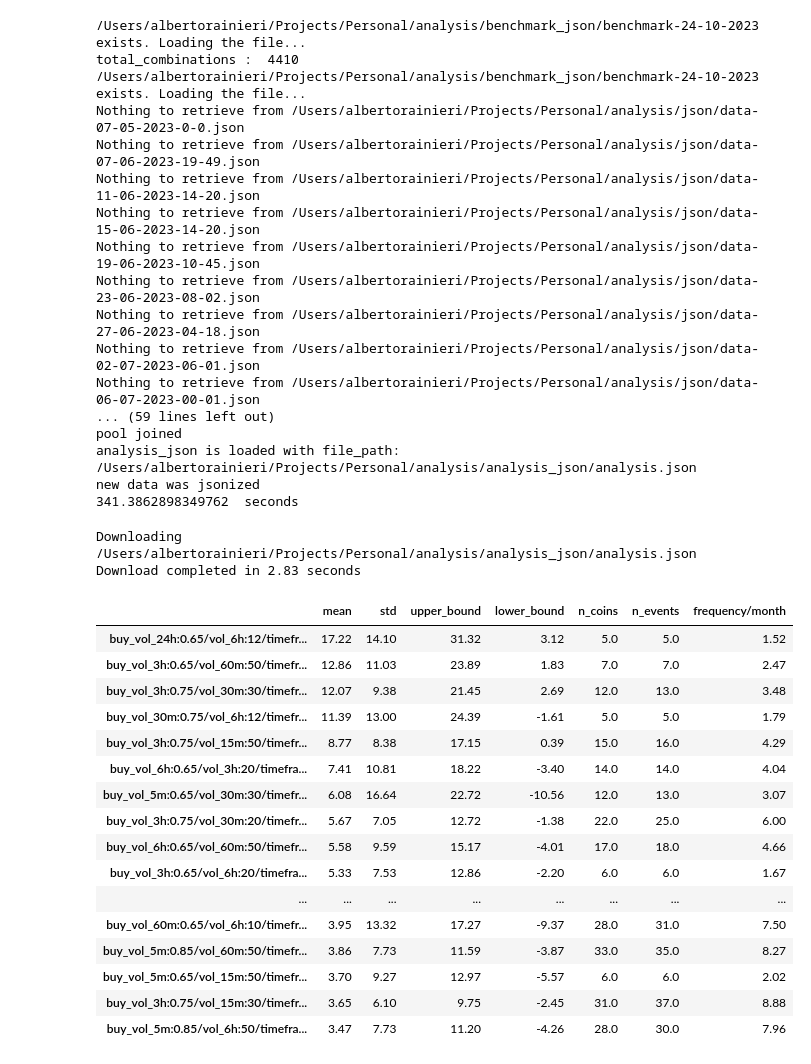
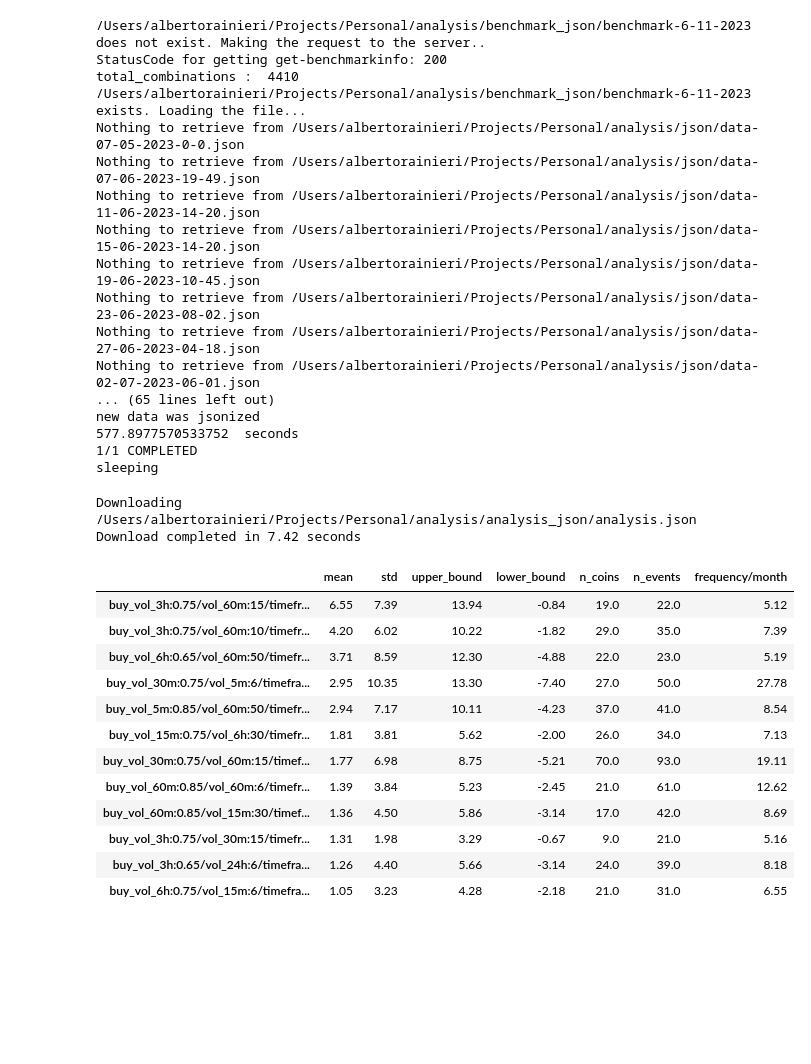
Before and after one commit to albertoRainieri/Crypto_Trading_System, a Jupyter notebook: analysis/Analysis.ipynb, the cells around one changed output. Saved outputs shown, nothing was run; the diff lists cells and outputs as text; code cells hidden in the pictures; blank space fills up the shorter version.

Commit message:
Analysis Update

```diff
--- a/analysis/Analysis.ipynb
+++ b/analysis/Analysis.ipynb
@@ -7,21 +7,28 @@ list_buy_vol = ['buy_vol_5m', 'buy_vol_15m', 'buy_vol_30m', 'buy_vol_60m', 'buy_
 list_vol = ['vol_5m', 'vol_15m', 'vol_30m', 'vol_60m', 'vol_3h', 'vol_6h', 'vol_24h']
 list_minutes = [360, 720, 1440, 1440*2, 1440*3]
 list_event_buy_volume = [0.65, 0.75, 0.85]
-list_event_volume = [10,12,15,20,30,50]
+list_event_volume = [6,10,15,20,30,50]
 n_processes = 8
+analysis_timeframe=7
 
 LOAD_DATA = False
 UNLOCK = True
+n_iterations = 1
 
-for i in range(1):
+for i in range(n_iterations):
     if UNLOCK:
-        shared_data = total_function_multiprocessing(list_buy_vol, list_vol, list_minutes, list_event_buy_volume, list_event_volume, n_processes, LOAD_DATA)
-    #print('sleeping')
-    #sleep(20)
+        shared_data = total_function_multiprocessing(list_buy_vol, list_vol, list_minutes, list_event_buy_volume, list_event_volume, n_processes, LOAD_DATA, analysis_timeframe)
+    iterazione = i+1
+    msg=f'{iterazione}/{n_iterations} COMPLETED'
+    print(msg)
+
+    print('sleeping')
+    sleep(20)
 # %% [output]
-/Users/albertorainieri/Projects/Personal/analysis/benchmark_json/benchmark-24-10-2023 exists. Loading the file...
+/Users/albertorainieri/Projects/Personal/analysis/benchmark_json/benchmark-6-11-2023 does not exist. Making the request to the server..
+StatusCode for getting get-benchmarkinfo: 200
 total_combinations :  4410
-/Users/albertorainieri/Projects/Personal/analysis/benchmark_json/benchmark-24-10-2023 exists. Loading the file...
+/Users/albertorainieri/Projects/Personal/analysis/benchmark_json/benchmark-6-11-2023 exists. Loading the file...
 Nothing to retrieve from /Users/albertorainieri/Projects/Personal/analysis/json/data-07-05-2023-0-0.json
 Nothing to retrieve from /Users/albertorainieri/Projects/Personal/analysis/json/data-07-06-2023-19-49.json
 Nothing to retrieve from /Users/albertorainieri/Projects/Personal/analysis/json/data-11-06-2023-14-20.json
@@ -30,12 +37,11 @@ Nothing to retrieve from /Users/albertorainieri/Projects/Personal/analysis/json/
 Nothing to retrieve from /Users/albertorainieri/Projects/Personal/analysis/json/data-23-06-2023-08-02.json
 Nothing to retrieve from /Users/albertorainieri/Projects/Personal/analysis/json/data-27-06-2023-04-18.json
 Nothing to retrieve from /Users/albertorainieri/Projects/Personal/analysis/json/data-02-07-2023-06-01.json
-Nothing to retrieve from /Users/albertorainieri/Projects/Personal/analysis/json/data-06-07-2023-00-01.json
-... (59 lines left out)
-pool joined
-analysis_json is loaded with file_path: /Users/albertorainieri/Projects/Personal/analysis/analysis_json/analysis.json
+... (65 lines left out)
 new data was jsonized
-341.3862898349762  seconds
+577.8977570533752  seconds
+1/1 COMPLETED
+sleeping
 # %%
 # # TOTAL WRAP ANALYSIS EVENTS MULTIPROCESSING
 # # INTEGRATION
@@ -84,48 +90,43 @@ new data was jsonized
 # %%
 # # DOWNLOAD AND SHOW NESTED OUTPUT FROM TOTAL MULTIPROCESSING
 from Functions import nested_download_show_output
 from datetime import datetime
 import pandas as pd
 pd.set_option('display.max_rows', None)
 
 # minimum_event_number_list MUST BE a list IN REVERSE ORDER
-minimum_event_number_list = [50, 35, 25, 15, 10, 5]
+minimum_event_number_list = [50, 35, 20]
 minimum_coin_number = 0
-mean_threshold = 3
+mean_threshold = 1
 lb_threshold = -15
 frequency_threshold = 1
-group_coins = False
 best_coins_volatility = 5
 early_validation = datetime(2023,9,21)
 early_validation = False
 std_multiplier = 4
 
 output, info = nested_download_show_output(minimum_event_number_list=minimum_event_number_list, minimum_coin_number=minimum_coin_number,
                                       mean_threshold=mean_threshold, lb_threshold=lb_threshold, frequency_threshold=frequency_threshold,
-                                       group_coins=group_coins, best_coins_volatility=best_coins_volatility, early_validation=early_validation, std_multiplier=std_multiplier)
+                                      best_coins_volatility=best_coins_volatility, early_validation=early_validation, std_multiplier=std_multiplier)
 
 df = pd.DataFrame(output).transpose()
 df.sort_values(by=['mean'], ascending=False)
 # %% [output]
 Downloading /Users/albertorainieri/Projects/Personal/analysis/analysis_json/analysis.json
-Download completed in 2.83 seconds
+Download completed in 7.42 seconds
 |  | mean | std | upper_bound | lower_bound | n_coins | n_events | frequency/month |
-| buy_vol_24h:0.65/vol_6h:12/timefr... | 17.22 | 14.10 | 31.32 | 3.12 | 5.0 | 5.0 | 1.52 |
-| buy_vol_3h:0.65/vol_60m:50/timefr... | 12.86 | 11.03 | 23.89 | 1.83 | 7.0 | 7.0 | 2.47 |
-| buy_vol_3h:0.75/vol_30m:30/timefr... | 12.07 | 9.38 | 21.45 | 2.69 | 12.0 | 13.0 | 3.48 |
-| buy_vol_30m:0.75/vol_6h:12/timefr... | 11.39 | 13.00 | 24.39 | -1.61 | 5.0 | 5.0 | 1.79 |
-| buy_vol_3h:0.75/vol_15m:50/timefr... | 8.77 | 8.38 | 17.15 | 0.39 | 15.0 | 16.0 | 4.29 |
-| buy_vol_6h:0.65/vol_3h:20/timefra... | 7.41 | 10.81 | 18.22 | -3.40 | 14.0 | 14.0 | 4.04 |
-| buy_vol_5m:0.65/vol_30m:30/timefr... | 6.08 | 16.64 | 22.72 | -10.56 | 12.0 | 13.0 | 3.07 |
-| buy_vol_3h:0.75/vol_30m:20/timefr... | 5.67 | 7.05 | 12.72 | -1.38 | 22.0 | 25.0 | 6.00 |
-| buy_vol_6h:0.65/vol_60m:50/timefr... | 5.58 | 9.59 | 15.17 | -4.01 | 17.0 | 18.0 | 4.66 |
-| buy_vol_3h:0.65/vol_6h:20/timefra... | 5.33 | 7.53 | 12.86 | -2.20 | 6.0 | 6.0 | 1.67 |
-| ... | ... | ... | ... | ... | ... | ... | ... |
-| buy_vol_60m:0.65/vol_6h:10/timefr... | 3.95 | 13.32 | 17.27 | -9.37 | 28.0 | 31.0 | 7.50 |
-| buy_vol_5m:0.85/vol_60m:50/timefr... | 3.86 | 7.73 | 11.59 | -3.87 | 33.0 | 35.0 | 8.27 |
-| buy_vol_5m:0.65/vol_15m:50/timefr... | 3.70 | 9.27 | 12.97 | -5.57 | 6.0 | 6.0 | 2.02 |
-| buy_vol_3h:0.75/vol_15m:30/timefr... | 3.65 | 6.10 | 9.75 | -2.45 | 31.0 | 37.0 | 8.88 |
-| buy_vol_5m:0.85/vol_6h:50/timefra... | 3.47 | 7.73 | 11.20 | -4.26 | 28.0 | 30.0 | 7.96 |
+| buy_vol_3h:0.75/vol_60m:15/timefr... | 6.55 | 7.39 | 13.94 | -0.84 | 19.0 | 22.0 | 5.12 |
+| buy_vol_3h:0.75/vol_60m:10/timefr... | 4.20 | 6.02 | 10.22 | -1.82 | 29.0 | 35.0 | 7.39 |
+| buy_vol_6h:0.65/vol_60m:50/timefr... | 3.71 | 8.59 | 12.30 | -4.88 | 22.0 | 23.0 | 5.19 |
+| buy_vol_30m:0.75/vol_5m:6/timefra... | 2.95 | 10.35 | 13.30 | -7.40 | 27.0 | 50.0 | 27.78 |
+| buy_vol_5m:0.85/vol_60m:50/timefr... | 2.94 | 7.17 | 10.11 | -4.23 | 37.0 | 41.0 | 8.54 |
+| buy_vol_15m:0.75/vol_6h:30/timefr... | 1.81 | 3.81 | 5.62 | -2.00 | 26.0 | 34.0 | 7.13 |
+| buy_vol_30m:0.75/vol_60m:15/timef... | 1.77 | 6.98 | 8.75 | -5.21 | 70.0 | 93.0 | 19.11 |
+| buy_vol_60m:0.85/vol_60m:6/timefr... | 1.39 | 3.84 | 5.23 | -2.45 | 21.0 | 61.0 | 12.62 |
+| buy_vol_60m:0.85/vol_15m:30/timef... | 1.36 | 4.50 | 5.86 | -3.14 | 17.0 | 42.0 | 8.69 |
+| buy_vol_3h:0.75/vol_30m:15/timefr... | 1.31 | 1.98 | 3.29 | -0.67 | 9.0 | 21.0 | 5.16 |
+| buy_vol_3h:0.65/vol_24h:6/timefra... | 1.26 | 4.40 | 5.66 | -3.14 | 24.0 | 39.0 | 8.18 |
+| buy_vol_6h:0.75/vol_15m:6/timefra... | 1.05 | 3.23 | 4.28 | -2.18 | 21.0 | 31.0 | 6.55 |
 # %%
 # DOWNLOAD AND SHOW OUTPUT FROM TOTAL MULTIPROCESSING
 from Functions import download_show_output
```
Also changed, not shown: parts of 15 cells of this notebook, 4 other files.
